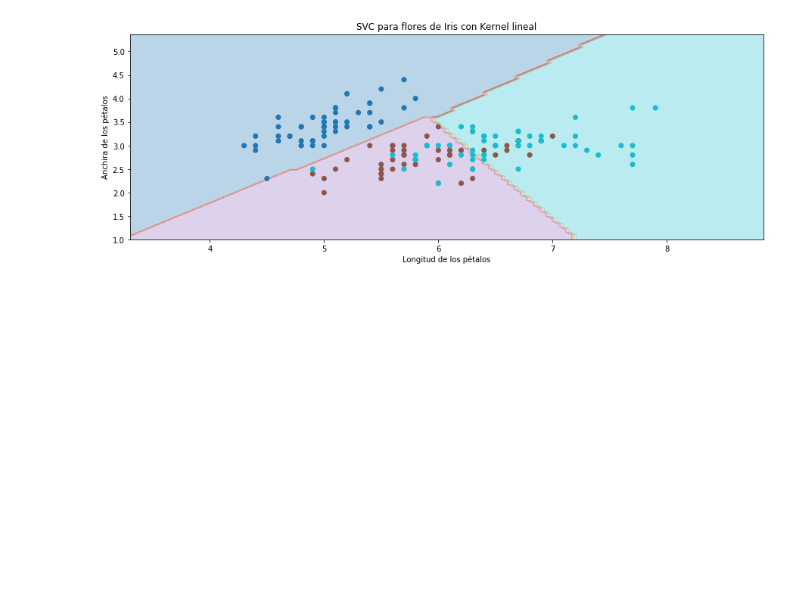
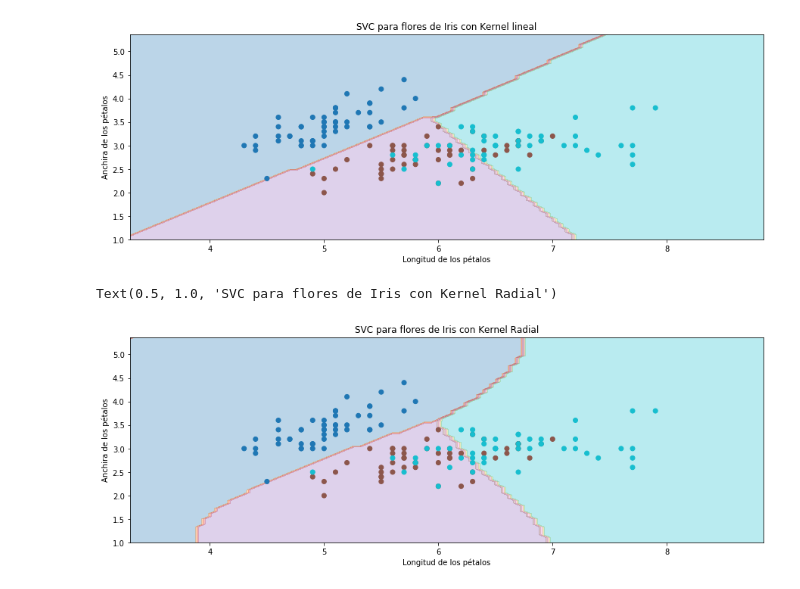
Before and after one commit to ljorge08/Python, a Jupyter notebook: SVM - Regretion vs Classification.ipynb, the cells around one changed output. Drawn from its saved outputs; the diff is of its cells as text; code cells hidden in the pictures; blank space fills up the shorter version.

```diff
--- a/SVM - Regretion vs Classification.ipynb
+++ b/SVM - Regretion vs Classification.ipynb
@@ -52,3 +52,19 @@ plt.title("SVC para flores de Iris con Kernel lineal")
 # %% [output]
 Text(0.5, 1.0, 'SVC para flores de Iris con Kernel lineal')
 [figure]
+# %%
+C = 1.0
+svc = svm.SVC(kernel="rbf", C=C, decision_function_shape="ovr").fit(X,Y)
+Ypred =svc.predict(X_plot)
+Ypred =Ypred.reshape(xx.shape)
+# %%
+plt.figure(figsize=(15,5))
+plt.contourf(xx, yy, Ypred, cmap=plt.cm.tab10, alpha=0.3)
+plt.scatter(X[:,0], X[:,1], c=Y, cmap=plt.cm.tab10)
+plt.xlabel("Longitud de los pétalos")
+plt.ylabel("Anchira de los pétalos")
+plt.xlim(xx.min(), xx.max())
+plt.title("SVC para flores de Iris con Kernel Radial")
+# %% [output]
+Text(0.5, 1.0, 'SVC para flores de Iris con Kernel Radial')
+[figure, added]
```
Also changed, not shown: parts of 18 cells of this notebook.
